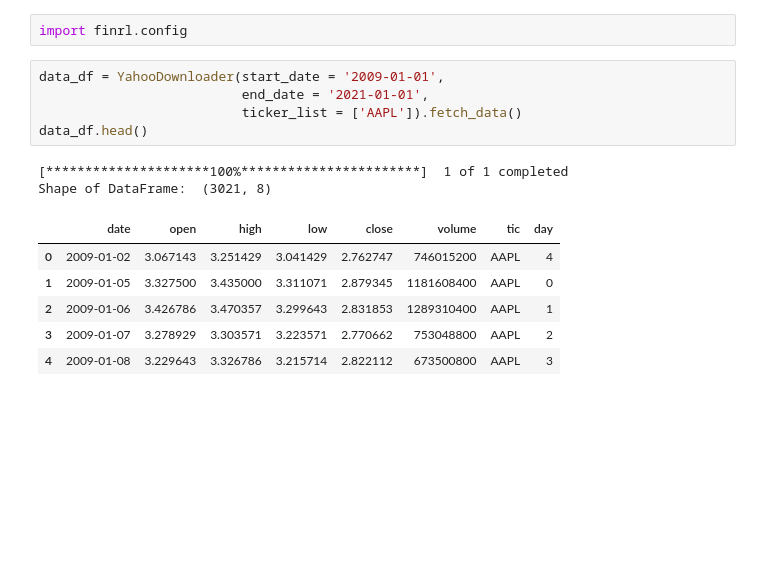
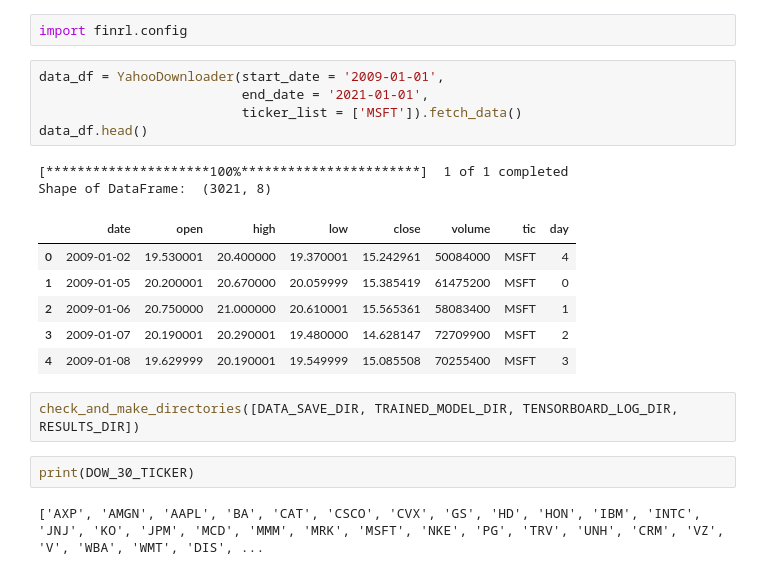
Before and after one commit to Shritej24c/Trading-Bot-RL, a Jupyter notebook: FinRL_Package.ipynb, the cells around one changed output. Cells and saved outputs as stored; diff of their text form; blank space fills up the shorter version.

```diff
--- a/FinRL_Package.ipynb
+++ b/FinRL_Package.ipynb
@@ -86,14 +86,20 @@ import finrl.config
 # %%
 data_df = YahooDownloader(start_date = '2009-01-01',
                           end_date = '2021-01-01',
-                          ticker_list = ['AAPL']).fetch_data()
+                          ticker_list = ['MSFT']).fetch_data()
 data_df.head()
 # %% [output]
 [*********************100%***********************]  1 of 1 completed
 Shape of DataFrame:  (3021, 8)
 |  | date | open | high | low | close | volume | tic | day |
-| 0 | 2009-01-02 | 3.067143 | 3.251429 | 3.041429 | 2.762747 | 746015200 | AAPL | 4 |
-| 1 | 2009-01-05 | 3.327500 | 3.435000 | 3.311071 | 2.879345 | 1181608400 | AAPL | 0 |
-| 2 | 2009-01-06 | 3.426786 | 3.470357 | 3.299643 | 2.831853 | 1289310400 | AAPL | 1 |
-| 3 | 2009-01-07 | 3.278929 | 3.303571 | 3.223571 | 2.770662 | 753048800 | AAPL | 2 |
-| 4 | 2009-01-08 | 3.229643 | 3.326786 | 3.215714 | 2.822112 | 673500800 | AAPL | 3 |
+| 0 | 2009-01-02 | 19.530001 | 20.400000 | 19.370001 | 15.242961 | 50084000 | MSFT | 4 |
+| 1 | 2009-01-05 | 20.200001 | 20.670000 | 20.059999 | 15.385419 | 61475200 | MSFT | 0 |
+| 2 | 2009-01-06 | 20.750000 | 21.000000 | 20.610001 | 15.565361 | 58083400 | MSFT | 1 |
+| 3 | 2009-01-07 | 20.190001 | 20.290001 | 19.480000 | 14.628147 | 72709900 | MSFT | 2 |
+| 4 | 2009-01-08 | 19.629999 | 20.190001 | 19.549999 | 15.085508 | 70255400 | MSFT | 3 |
+# %%
+check_and_make_directories([DATA_SAVE_DIR, TRAINED_MODEL_DIR, TENSORBOARD_LOG_DIR, RESULTS_DIR])
+# %%
+print(DOW_30_TICKER)
+# %% [output]
+['AXP', 'AMGN', 'AAPL', 'BA', 'CAT', 'CSCO', 'CVX', 'GS', 'HD', 'HON', 'IBM', 'INTC', 'JNJ', 'KO', 'JPM', 'MCD', 'MMM', 'MRK', 'MSFT', 'NKE', 'PG', 'TRV', 'UNH', 'CRM', 'VZ', 'V', 'WBA', 'WMT', 'DIS', ...
```
Also changed, not shown: parts of 43 cells of this notebook.
